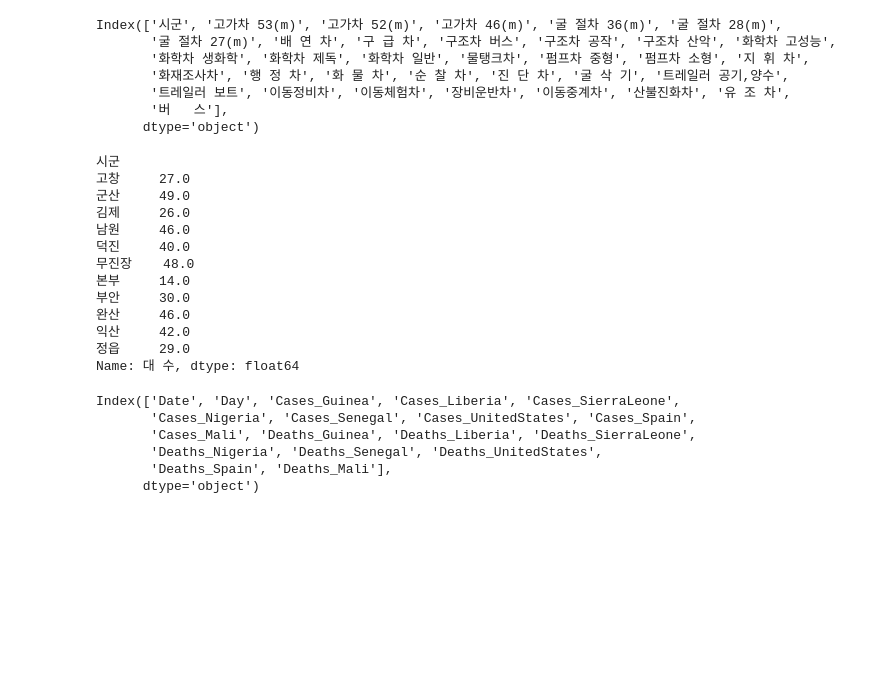
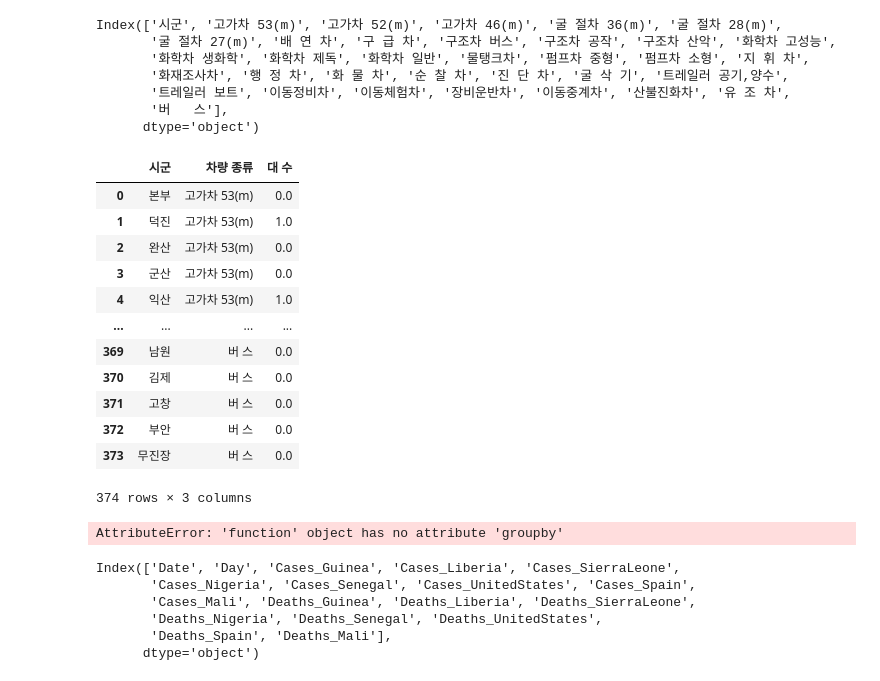
Before and after one commit to 107131n/phython_ex, a Jupyter notebook: 06_pandas/ch07.ipynb, the cells around one changed output. Saved outputs shown, nothing was run; the diff lists cells and outputs as text; code cells hidden in the pictures; blank space fills up the shorter version.

```diff
--- a/06_pandas/ch07.ipynb
+++ b/06_pandas/ch07.ipynb
@@ -73,23 +73,25 @@ Index(['시군', '고가차 53(m)', '고가차 52(m)', '고가차 46(m)', '굴
        '버   스'],
       dtype='object')
 # %%
-data_melt=data.melt(id_vars = '시군', var_name = '차량 종류', value_name = '대 수').fillna(0)
+data.melt(id_vars = '시군', var_name = '차량 종류', value_name = '대 수').fillna(0)
+# %% [output]
+|  | 시군 | 차량 종류 | 대 수 |
+| 0 | 본부 | 고가차 53(m) | 0.0 |
+| 1 | 덕진 | 고가차 53(m) | 1.0 |
+| 2 | 완산 | 고가차 53(m) | 0.0 |
+| 3 | 군산 | 고가차 53(m) | 0.0 |
+| 4 | 익산 | 고가차 53(m) | 1.0 |
+| ... | ... | ... | ... |
+| 369 | 남원 | 버 스 | 0.0 |
+| 370 | 김제 | 버 스 | 0.0 |
+| 371 | 고창 | 버 스 | 0.0 |
+| 372 | 부안 | 버 스 | 0.0 |
+| 373 | 무진장 | 버 스 | 0.0 |
+374 rows × 3 columns
 # %%
-data_melt.groupby(['시군'])['대 수'].sum()
+data_melt = data.melt.groupby(['시군'])['대 수'].sum()
 # %% [output]
-시군
-고창     27.0
-군산     49.0
-김제     26.0
-남원     46.0
-덕진     40.0
-무진장    48.0
-본부     14.0
-부안     30.0
-완산     46.0
-익산     42.0
-정읍     29.0
-Name: 대 수, dtype: float64
+AttributeError: 'function' object has no attribute 'groupby'
 # %%
 ebola = pd.read_csv('data/country_timeseries.csv')
 # %%
```
Also changed, not shown: parts of 1 cell of this notebook, 3 other files.
